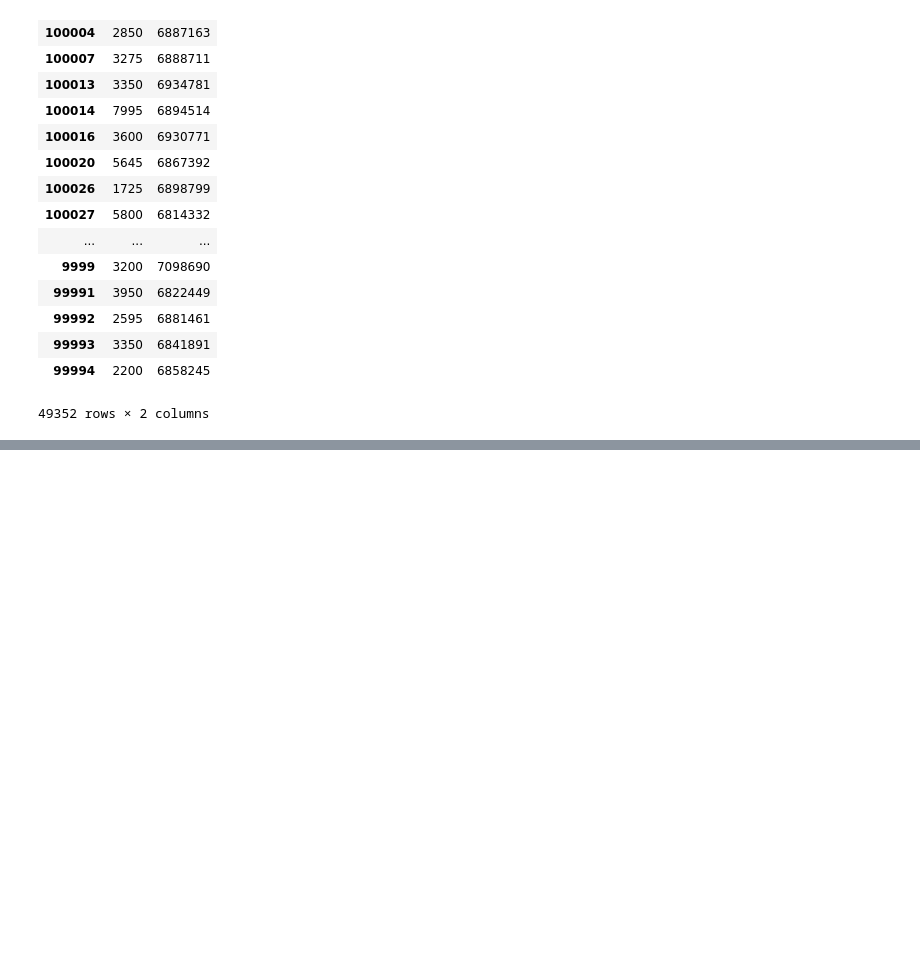
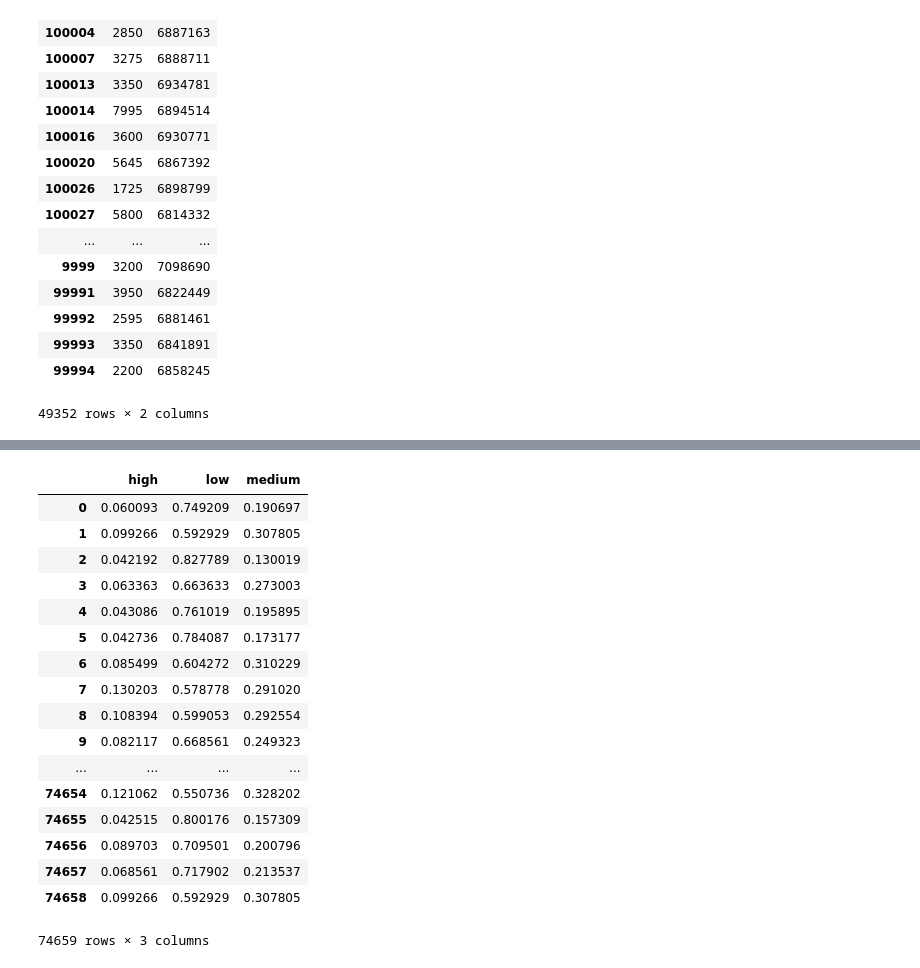
Before and after one commit to pearlmiumiu/kaggle_two_sigma_rental, a Jupyter notebook: two_sigma_rental_listing_analysis.ipynb, the cells around one changed output, grey strips where cells are left out. Drawn from its saved outputs; the diff is of its cells as text; code cells hidden in the pictures; blank space fills up the shorter version.

```diff
--- a/two_sigma_rental_listing_analysis.ipynb
+++ b/two_sigma_rental_listing_analysis.ipynb
@@ -77,0 +303,6 @@ pd.concat([p, L], axis=1)
+# %%
+
+test_df=dict_to_pd_frame(test_json,test_json.keys())
+# %%
+feature_cols=['price','bedrooms','bathrooms']
+new_test_df=test_df[feature_cols]
@@ -77,0 +318,2 @@ pd.concat([p, L], axis=1)
+# %%
+final_prob = sig_clf.predict_proba(new_test_df)
@@ -77,0 +332,21 @@ pd.concat([p, L], axis=1)
+# %%
+answer_df
+# %% [output]
+|  | high | low | medium |
+| 0 | 0.060093 | 0.749209 | 0.190697 |
+| 1 | 0.099266 | 0.592929 | 0.307805 |
+| 2 | 0.042192 | 0.827789 | 0.130019 |
+| 3 | 0.063363 | 0.663633 | 0.273003 |
+| 4 | 0.043086 | 0.761019 | 0.195895 |
+| 5 | 0.042736 | 0.784087 | 0.173177 |
+| 6 | 0.085499 | 0.604272 | 0.310229 |
+| 7 | 0.130203 | 0.578778 | 0.291020 |
+| 8 | 0.108394 | 0.599053 | 0.292554 |
+| 9 | 0.082117 | 0.668561 | 0.249323 |
+| ... | ... | ... | ... |
+| 74654 | 0.121062 | 0.550736 | 0.328202 |
+| 74655 | 0.042515 | 0.800176 | 0.157309 |
+| 74656 | 0.089703 | 0.709501 | 0.200796 |
+| 74657 | 0.068561 | 0.717902 | 0.213537 |
+| 74658 | 0.099266 | 0.592929 | 0.307805 |
+74659 rows × 3 columns
```
Also changed, not shown: parts of 28 cells of this notebook, 1 other file.
